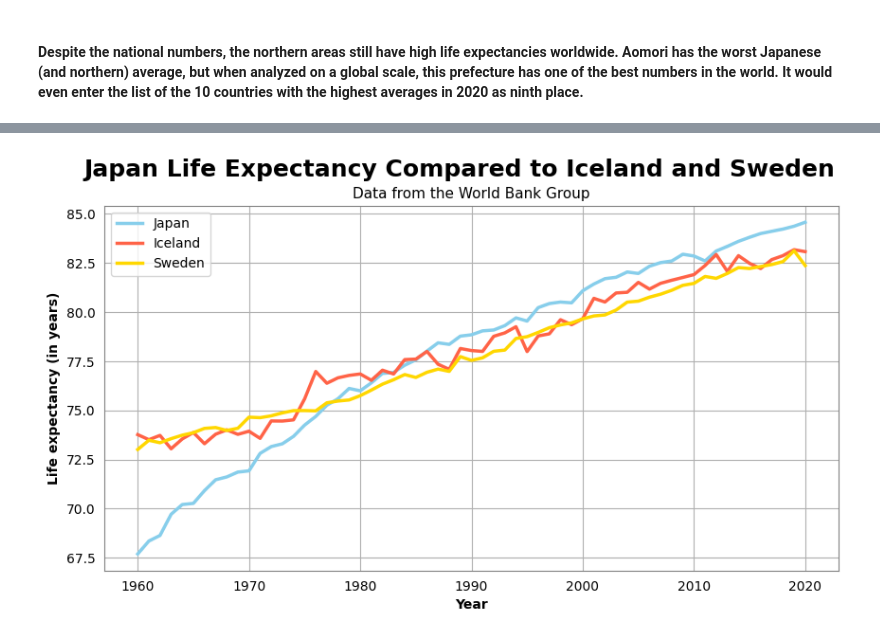
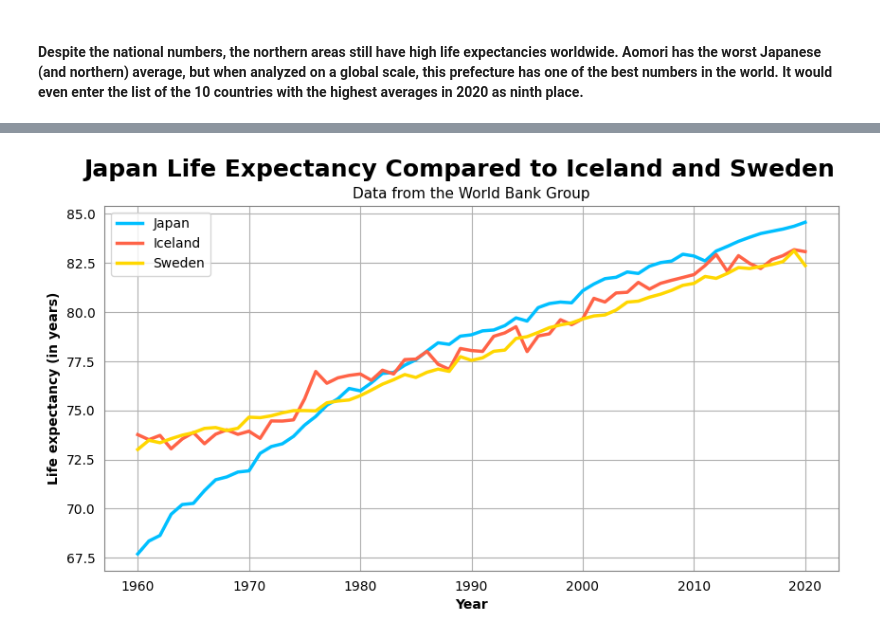
Before and after one commit to rafaseto/japan-life-expectancy, a Jupyter notebook: data_analysis.ipynb, the cells around one changed output, grey strips where cells are left out. Cells and saved outputs as stored; diff of their text form; code cells hidden in the pictures.

```diff
--- a/data_analysis.ipynb
+++ b/data_analysis.ipynb
@@ -289,7 +289,7 @@ sweden_life_expectancy_1960_2020 = sweden_numbers_1960_2020.iloc[0].tolist()
 # %%
 plt.figure(figsize=(10,5))
 
-plt.plot(years_1960_2020, japan_life_expectancy_1960_2020, label='Japan', color='skyblue',linewidth=2.5, zorder=2)
+plt.plot(years_1960_2020, japan_life_expectancy_1960_2020, label='Japan', color='deepskyblue',linewidth=2.5, zorder=2)
 plt.plot(years_1960_2020, iceland_life_expectancy_1960_2020, label='Iceland', color='tomato', linewidth=2.5, zorder=3)
 plt.plot(years_1960_2020, sweden_life_expectancy_1960_2020, label='Sweden', color='gold', linewidth=2.5, zorder=4)
 
@@ -301,31 +301,31 @@ ax = plt.gca()
 
 # Change the colors of the axis
 ax.spines['top'].set_color('gray')
 ax.spines['bottom'].set_color('gray')
 ax.spines['left'].set_color('gray')
 ax.spines['right'].set_color('gray')
 
 # Remove ticks from the axis
 ax.tick_params(axis='x', which='both', bottom=False, top=False)
 ax.tick_params(axis='y', which='both', left=False, right=False)
 
 # Add a grid
 plt.grid(True, axis='x', zorder=0)
 plt.grid(True, axis='y', zorder=0)
 
 # years to show on the x axis
 years_to_show = ['1960', '1970', '1980', '1990', '2000', '2010', '2020',]
 plt.xticks(years_to_show)
 
 # Title of the graph
 plt.suptitle('Japan Life Expectancy Compared to Iceland and Sweden', fontsize=18, fontweight='bold')
 
 # Subtitle of the graph
 plt.title('Data from the World Bank Group', fontsize=11)
 
 plt.ylabel('Life expectancy (in years)', fontweight='bold')
 plt.xlabel('Year', fontweight='bold')
 
 plt.show()
 # %% [output]
-[figure, old version]
+[figure, new version]
```
Also changed, not shown: parts of 4 cells of this notebook.
